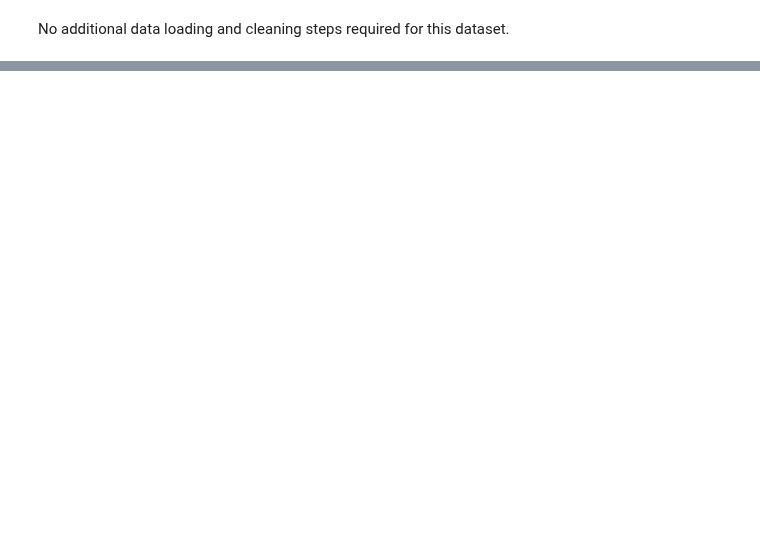
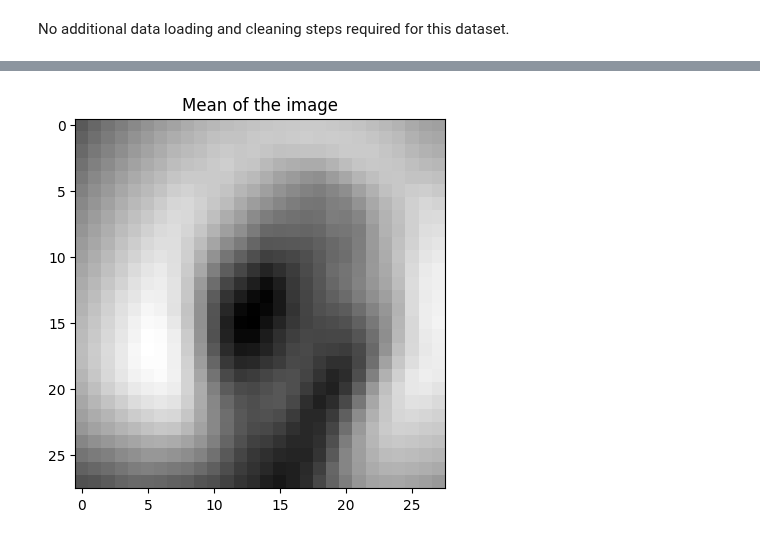
Before and after one commit to DataScienceAndEngineering/machine-learning-dse-i210-final-project-signlanguageclassification, a Jupyter notebook: notebooks/1.0-final-EDA.ipynb, the cells around one changed output, grey strips where cells are left out. Saved outputs shown, nothing was run; the diff lists cells and outputs as text; code cells hidden in the pictures; blank space fills up the shorter version.

Commit message:
Updated mean plot

```diff
--- a/notebooks/1.0-final-EDA.ipynb
+++ b/notebooks/1.0-final-EDA.ipynb
@@ -91,0 +109,9 @@ train.describe()
+# %%
+#plot the mean image
+pixel_values = train.iloc[:,1:].values
+mean_image = np.mean(pixel_values, axis=0)
+plt.imshow(mean_image.reshape(28,28), cmap='gray')
+plt.title("Mean of the image")
+plt.show()
+# %% [output]
+[figure, added]
```
Also changed, not shown: parts of 4 cells of this notebook.
